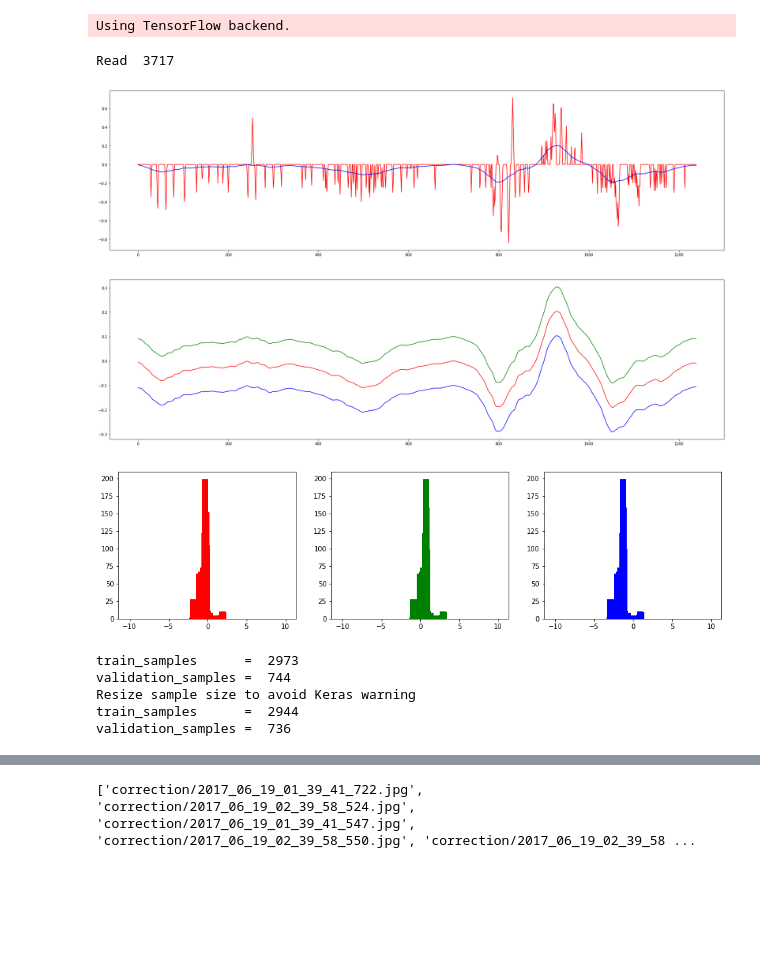
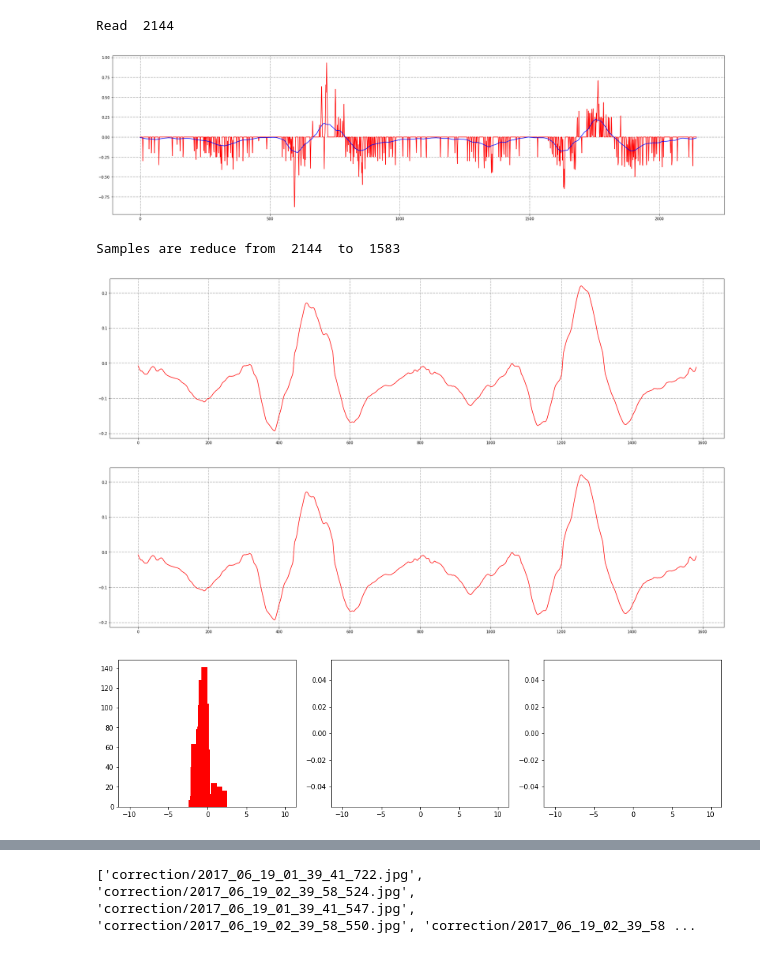
Before and after one commit to malichao/Behavioral-Cloning, a Jupyter notebook: Behavioral_Cloning.ipynb, the cells around one changed output, grey strips where cells are left out. Saved outputs shown, nothing was run; the diff lists cells and outputs as text; code cells hidden in the pictures; blank space fills up the shorter version.

```diff
--- a/Behavioral_Cloning.ipynb
+++ b/Behavioral_Cloning.ipynb
@@ -1,21 +1,16 @@
 # %%
 import utils
 import numpy as np
 
-path = 'data/track1-center/'
-train_generator, validation_generator, train_size, valid_size = \
-    utils.generate_train_data(utils.load_data(path,True))
+path = 'data/track1-center2/'
+samples = utils.load_data(path,True)
 # %% [output]
-Using TensorFlow backend.
+Read  2144
+[figure, new version]
-Read  3717
+Samples are reduce from  2144  to  1583
-[figure, old version]
-[figure, old version]
+[figure, new version]
-[figure, old version]
+[figure, new version]
-train_samples      =  2973
-validation_samples =  744
-Resize sample size to avoid Keras warning
-train_samples      =  2944
-validation_samples =  736
+[figure, added]
 # %%
 from PIL import Image
 import matplotlib.pyplot as plt
```
Also changed, not shown: parts of 6 cells of this notebook, 3 other files.
